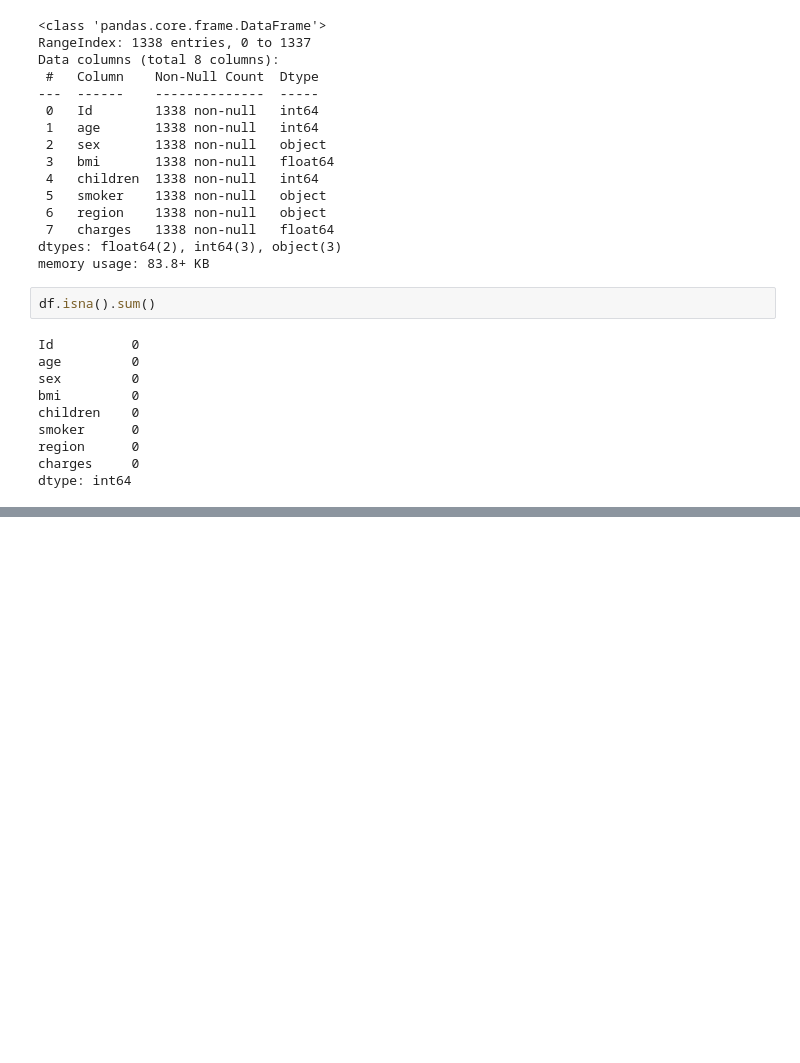
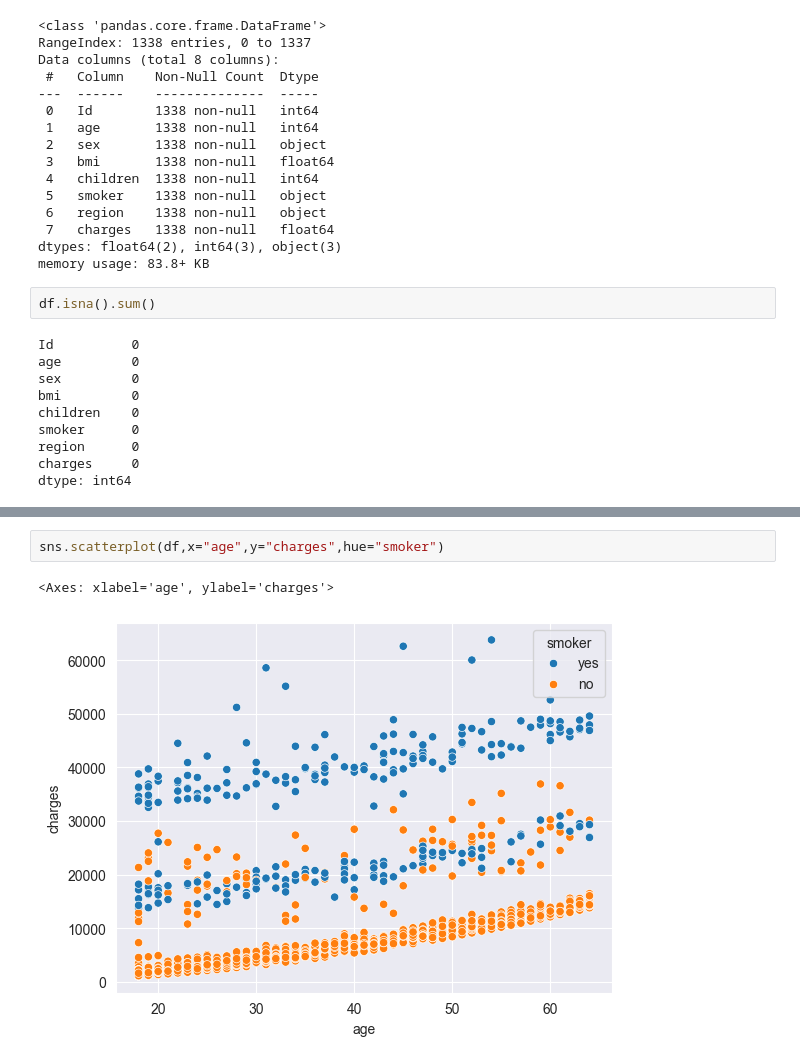
Before and after one commit to cveysel/KursDerslerim, a Jupyter notebook: MakineOgrenmesi/LightGBMRegressor.ipynb, the cells around one changed output, grey strips where cells are left out. Cells and saved outputs as stored; diff of their text form; blank space fills up the shorter version.

```diff
--- a/MakineOgrenmesi/LightGBMRegressor.ipynb
+++ b/MakineOgrenmesi/LightGBMRegressor.ipynb
@@ -47,0 +70,5 @@ dtype: int64
+# %%
+sns.scatterplot(df,x="age",y="charges",hue="smoker")
+# %% [output]
+<Axes: xlabel='age', ylabel='charges'>
+[figure, added]
```
Also changed, not shown: parts of 29 cells of this notebook.
